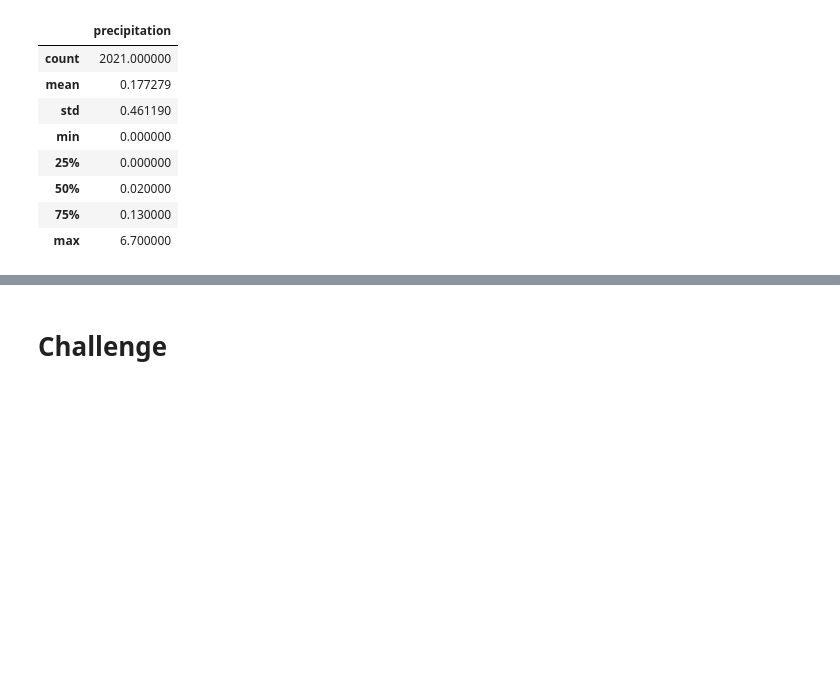
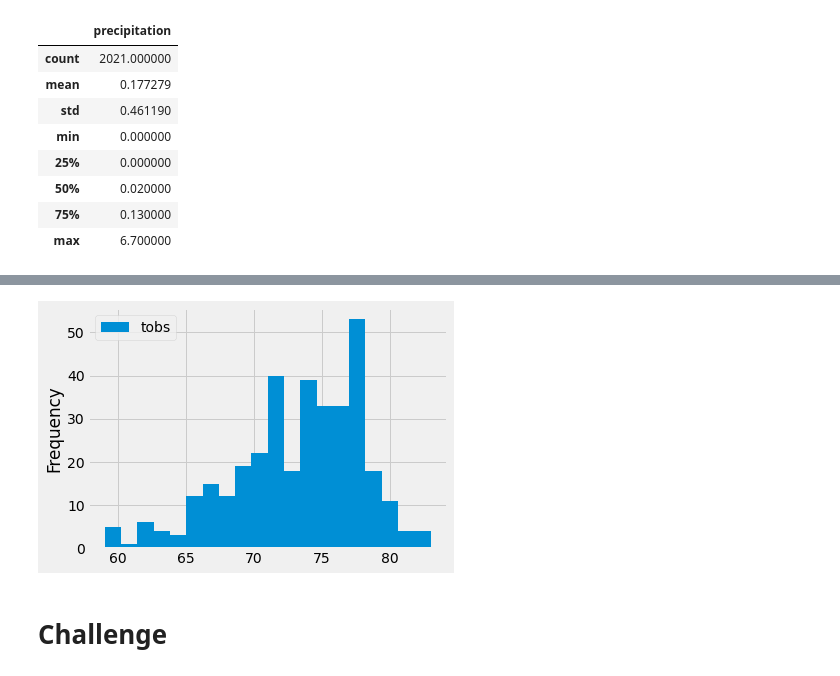
Before and after one commit to jveilleux2314/surfs_up, a Jupyter notebook: climate_analysis.ipynb, the cells around one changed output, grey strips where cells are left out. Cells and saved outputs as stored; diff of their text form; code cells hidden in the pictures; blank space fills up the shorter version.

```diff
--- a/climate_analysis.ipynb
+++ b/climate_analysis.ipynb
@@ -83,3 +138,8 @@ df.describe()
+# %%
+df.plot.hist(bins=20)
+plt.tight_layout()
+# %% [output]
+[figure, added]
 # %%
 # Write a function called `calc_temps` that will accept start date and end date in the format '%Y-%m-%d'
 # and return the minimum, average, and maximum temperatures for that range of dates
```
Also changed, not shown: parts of 7 cells of this notebook.
